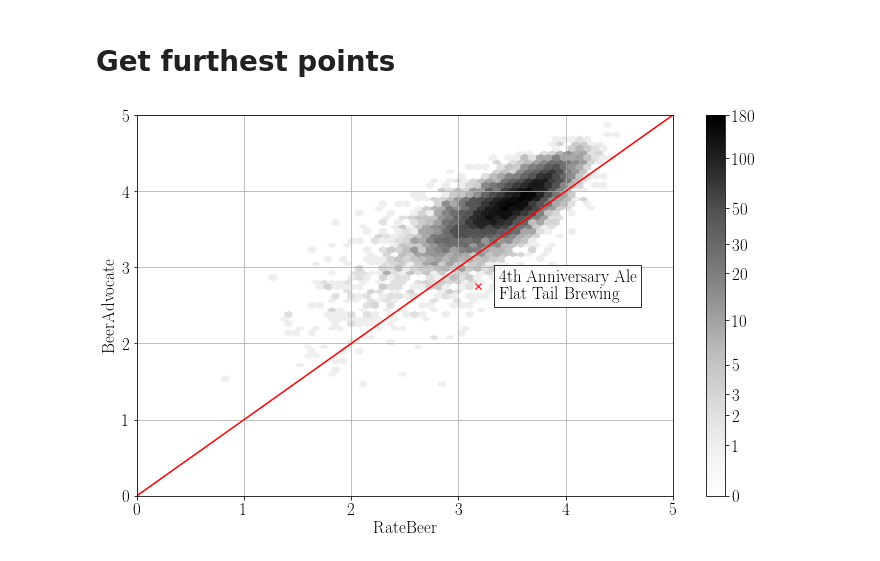
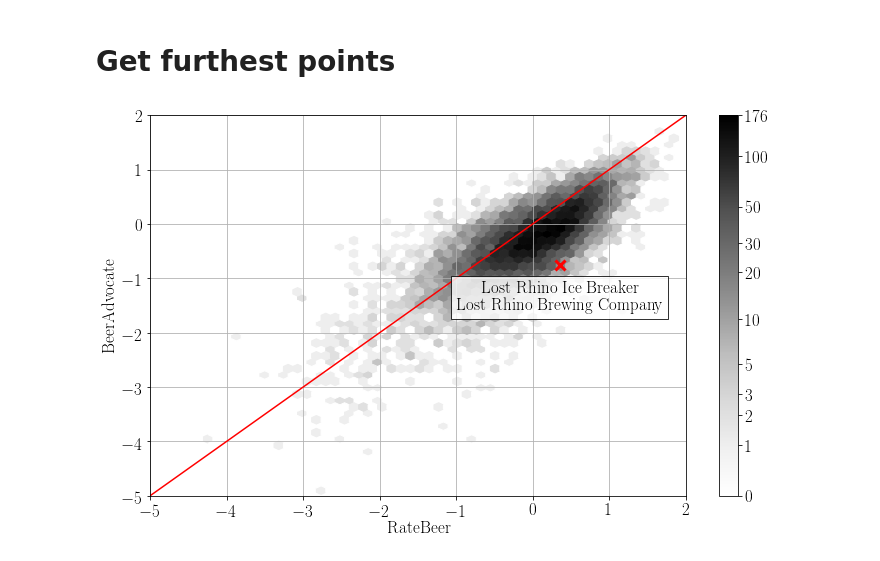
Before and after one commit to epfl-dlab/when_sheep_shop, a Jupyter notebook: code/notebooks/3-standardization/2-hexagon_plot.ipynb, the cells around one changed output. Drawn from its saved outputs; the diff is of its cells as text; code cells hidden in the pictures.

Commit message:
[UPD] All figures generated

```diff
--- a/code/notebooks/3-standardization/2-hexagon_plot.ipynb
+++ b/code/notebooks/3-standardization/2-hexagon_plot.ipynb
@@ -137,14 +137,15 @@ plt.savefig(save_folder + 'hexhist_zscores.pdf', bbox_inches='tight')
 # %% [markdown]
 # Get furthest points
 # %%
-idx = df[df['ba']['beer_id'] == 150864].index[0]
+idx = df[df['ba']['beer_id'] == 78599].index[0]
+#idx = df[df['ba']['beer_id'] == 72762].index[0]
 # %%
-ticks = [0, 1, 2, 3, 5, 10, 20, 30, 50, 100, 180]
+ticks = [0, 1, 2, 3, 5, 10, 20, 30, 50, 100, 176]
 log_ticks = []
 for t in ticks:
     log_ticks.append(np.log10(t+1))
 
-key = 'avg_computed'
+key = 'zscore'
 
 plt.figure(figsize=(12,7))
 plt.rc('font', family='serif')
@@ -153,44 +154,44 @@ plt.rc('font', size=17)
 ax = plt.subplot(111)
 
 hb = ax.hexbin(df['rb'][key], df['ba'][key], gridsize=50, bins='log', cmap='Greys')
-ax.plot([0, 5], [0, 5], 'red')
+ax.plot([-5, 2], [-5, 2], 'red')
 
-ax.axis([0, 5, 0, 5])
+ax.axis([-5, 2, -5, 2])
 
 #cb1 = plt.colorbar(hb, ax=ax)
 
 #nbr_ticks = 10
 #delta = (cb1.vmax - cb1.vmin)/nbr_ticks
 
 #ticks = []
 #log_ticks = []
 #for i in np.arange(cb1.vmin, cb1.vmax+delta, delta):
 #    log_ticks.append(i)
 #    if i == cb1.vmin or i == cb1.vmax:
 #        ticks.append('{:.0f}'.format(10**i-1))
 #    else:
 #        ticks.append('{:.2f}'.format(10**i-1))
 #
 #cb1.remove()
 
 cb = plt.colorbar(hb, ax=ax, ticks=log_ticks)
 cb.ax.set_yticklabels(ticks)
 ax.set_facecolor('white')
 
 plt.xlabel('RateBeer')
 plt.ylabel('BeerAdvocate')
 
 plt.grid()
 
 row = df.loc[idx]
-name = row['ba']['beer_name'] + '\n' + row['ba']['brewery_name']
+name = row['rb']['beer_name'] + '\n' + row['rb']['brewery_name']
 x = row['rb'][key]
 y = row['ba'][key]
 
-plt.plot([x], [y], 'x', linewidth=2, color='r')
+plt.plot([x], [y], 'x', color='r', mew=3, ms=10)
 
-plt.text(x+0.2, y, name, horizontalalignment='left', verticalalignment='center',
+plt.text(x, y-0.6, name, horizontalalignment='center', verticalalignment='center',
         bbox={'facecolor':'white', 'alpha':0.8, 'pad':5})
-plt.savefig(save_folder + 'hexhist_ratings_example.pdf', bbox_inches='tight')
+plt.savefig(save_folder + 'hexhist_zscores_example.pdf', bbox_inches='tight')
 # %% [output]
-[figure, old version]
+[figure, new version]
```
Also changed, not shown: parts of 1 cell of this notebook, 19 other files.
